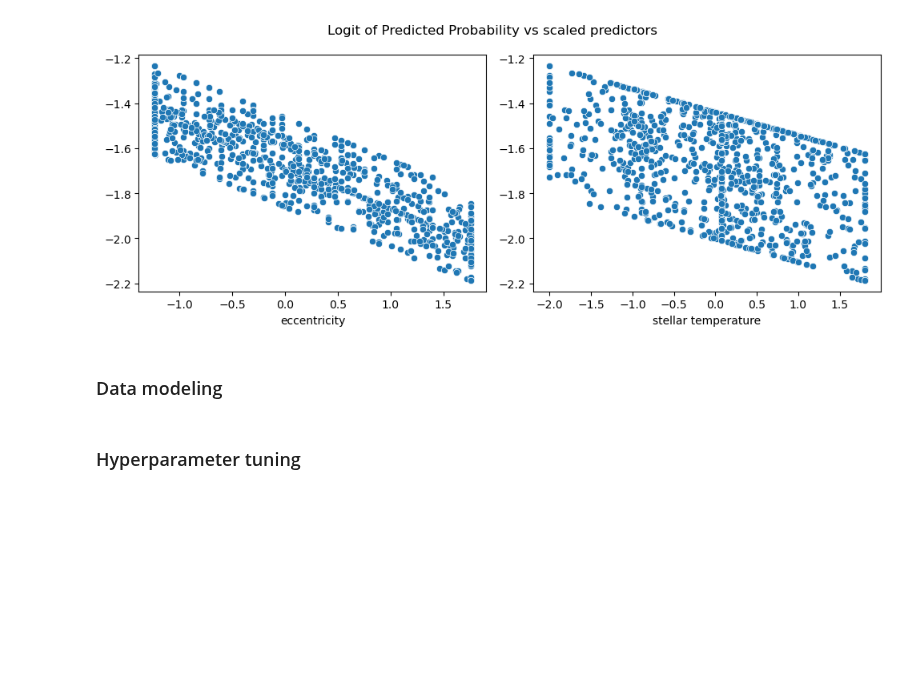
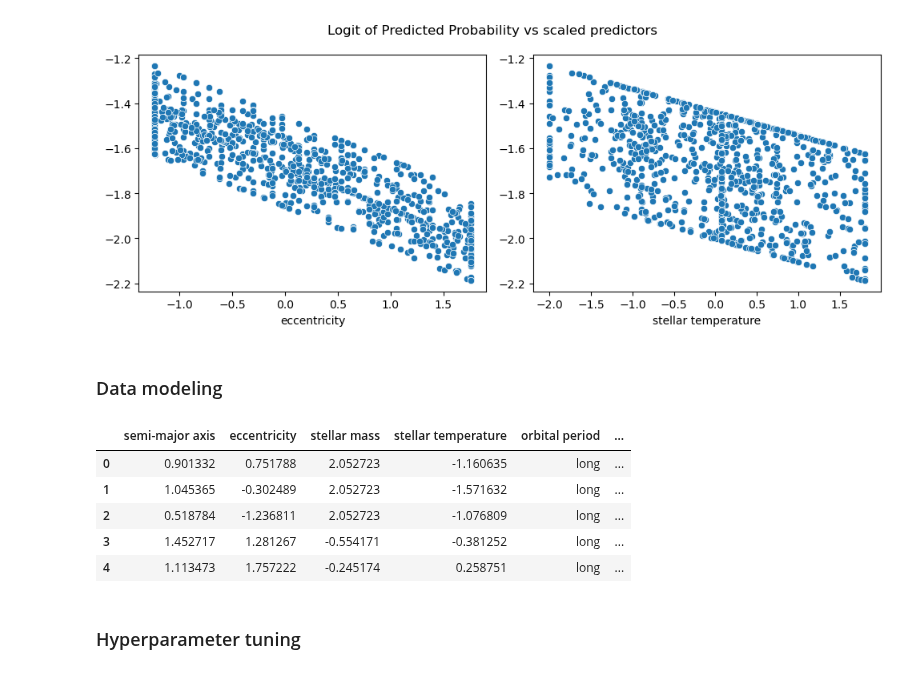
Before and after one commit to Sunnyshio/Predictive-Classification-of-Exoplanetary-Orbital-Periods, a Jupyter notebook: classification of exoplanetary orbital periods.ipynb, the cells around one changed output. Saved outputs shown, nothing was run; the diff lists cells and outputs as text; code cells hidden in the pictures; blank space fills up the shorter version.

```diff
--- a/classification of exoplanetary orbital periods.ipynb
+++ b/classification of exoplanetary orbital periods.ipynb
@@ -375,0 +374,9 @@ Optimization terminated successfully.
+# %%
+df.head()
+# %% [output]
+|  | semi-major axis | eccentricity | stellar mass | stellar temperature | orbital period | ... |
+| 0 | 0.901332 | 0.751788 | 2.052723 | -1.160635 | long | ... |
+| 1 | 1.045365 | -0.302489 | 2.052723 | -1.571632 | long | ... |
+| 2 | 0.518784 | -1.236811 | 2.052723 | -1.076809 | long | ... |
+| 3 | 1.452717 | 1.281267 | -0.554171 | -0.381252 | long | ... |
+| 4 | 1.113473 | 1.757222 | -0.245174 | 0.258751 | long | ... |
```
Also changed, not shown: parts of 2 cells of this notebook.
